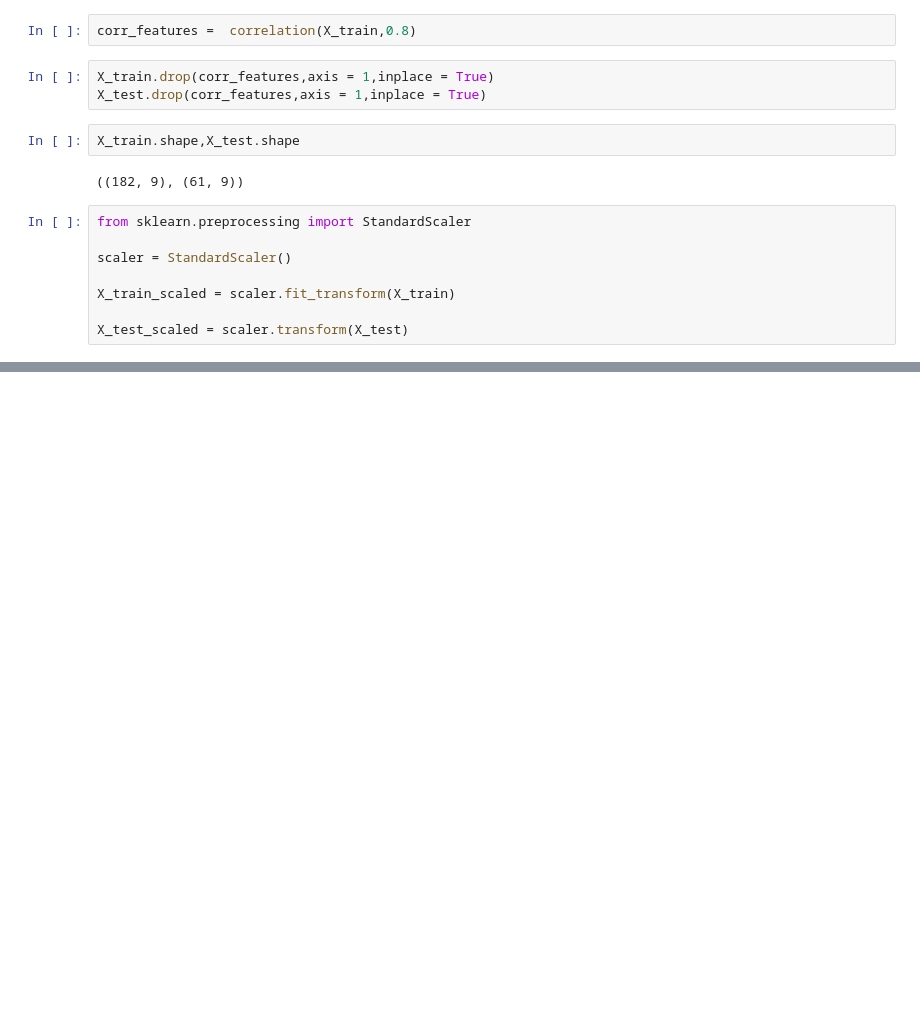
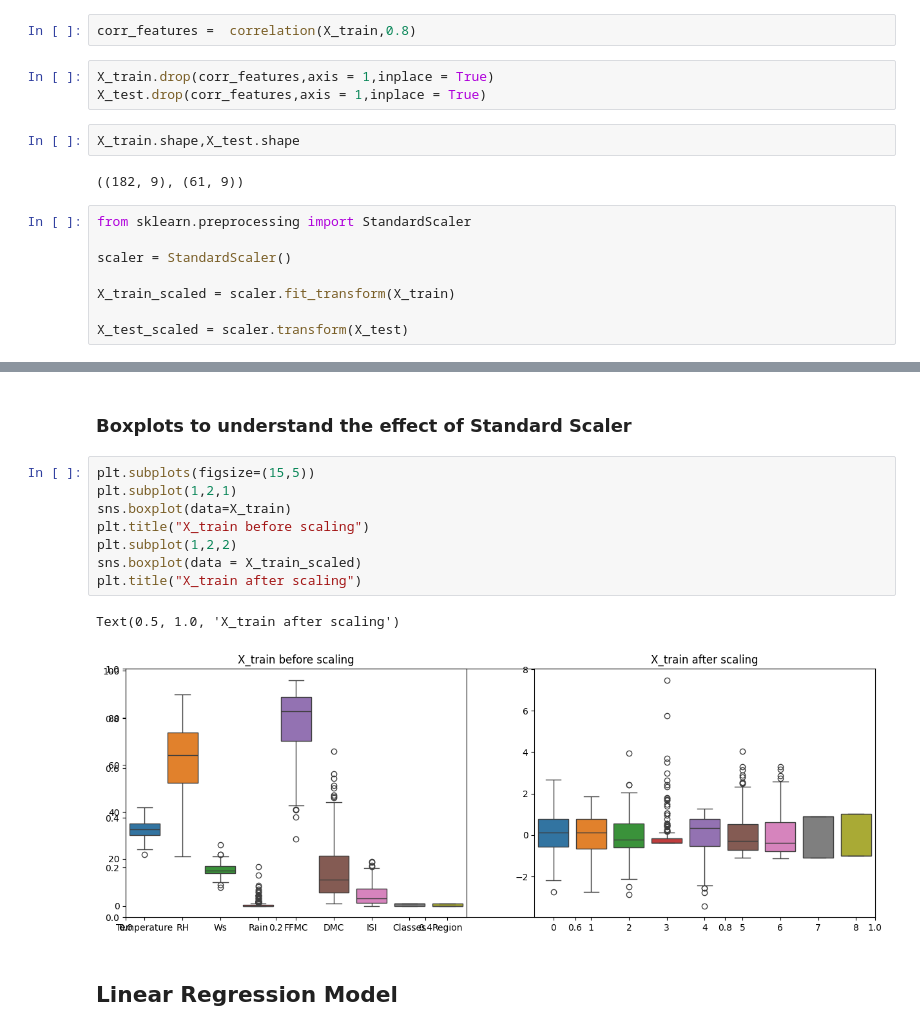
Before and after one commit to GlintingPixie/Machine-Learning, a Jupyter notebook: Linear Regression/Model_Training.ipynb, the cells around one changed output, grey strips where cells are left out. Cells and saved outputs as stored; diff of their text form; blank space fills up the shorter version.

Commit message:
Edited Model_Training

```diff
--- a/Linear Regression/Model_Training.ipynb
+++ b/Linear Regression/Model_Training.ipynb
@@ -111,0 +128,15 @@ X_test_scaled = scaler.transform(X_test)
+# %% [markdown]
+### Boxplots to understand the effect of Standard Scaler
+# %%
+plt.subplots(figsize=(15,5))
+plt.subplot(1,2,1)
+sns.boxplot(data=X_train)
+plt.title("X_train before scaling")
+plt.subplot(1,2,2)
+sns.boxplot(data = X_train_scaled)
+plt.title("X_train after scaling")
+# %% [output]
+Text(0.5, 1.0, 'X_train after scaling')
+[figure, added]
+# %% [markdown]
+## Linear Regression Model
```
Also changed, not shown: parts of 20 cells of this notebook.
